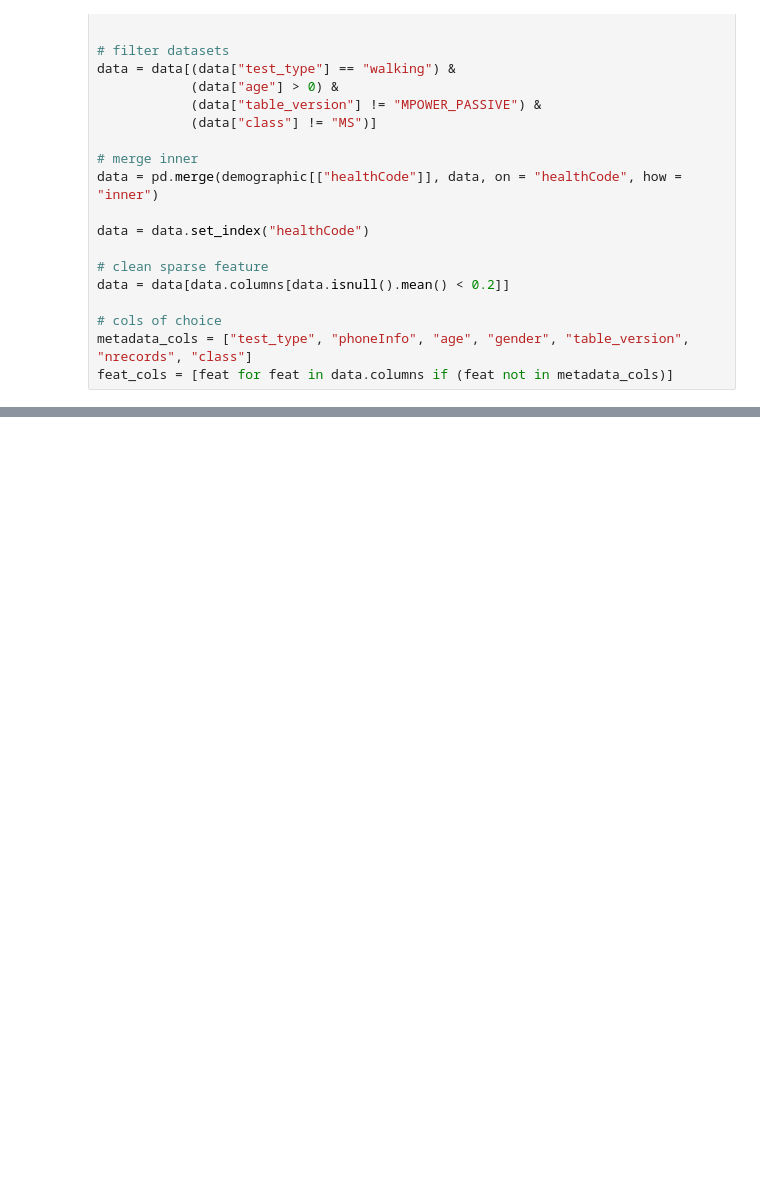
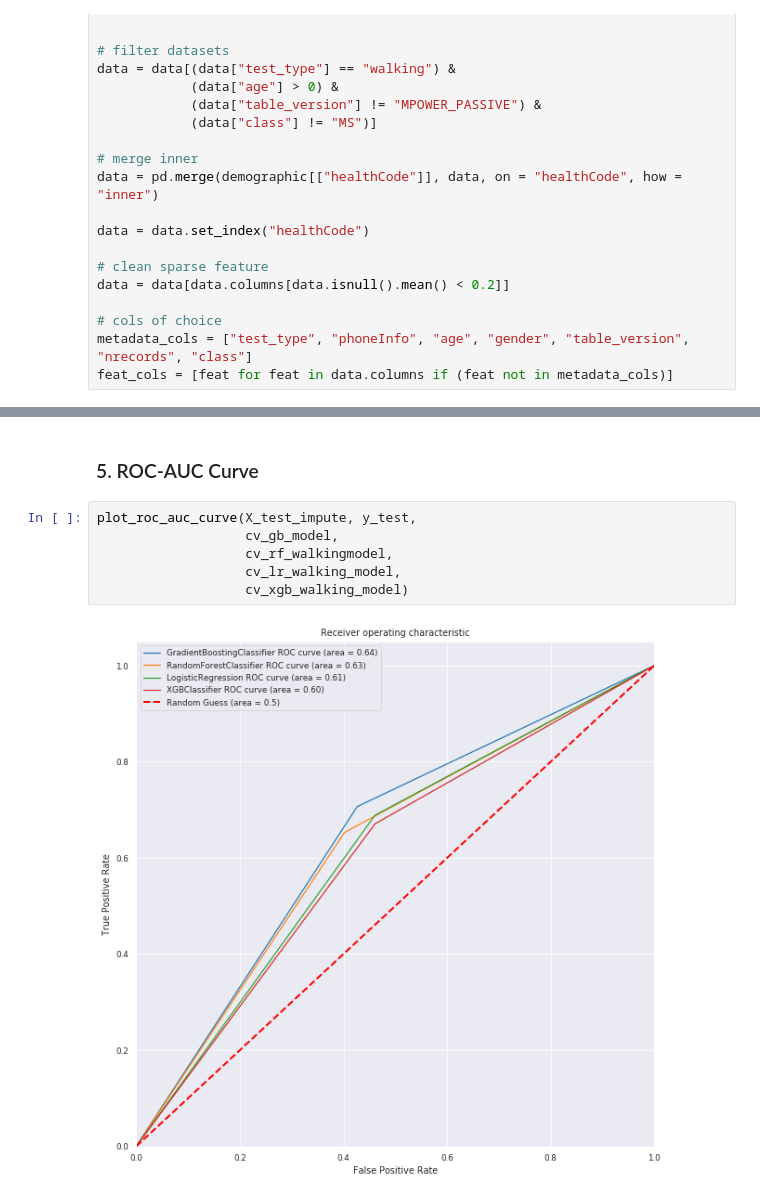
Before and after one commit to arytontediarjo/mpower-gait-analysis, a Jupyter notebook: notebooks/03.model-performances.ipynb, the cells around one changed output, grey strips where cells are left out. Cells and saved outputs as stored; diff of their text form; blank space fills up the shorter version.

```diff
--- a/notebooks/03.model-performances.ipynb
+++ b/notebooks/03.model-performances.ipynb
@@ -124,0 +320,10 @@ weighted avg       0.65      0.64      0.64       371
+# %% [markdown]
+### 5. ROC-AUC Curve
+# %%
+plot_roc_auc_curve(X_test_impute, y_test,
+                   cv_gb_model,
+                   cv_rf_walkingmodel,
+                   cv_lr_walking_model,
+                   cv_xgb_walking_model)
+# %% [output]
+[figure, added]
```
Also changed, not shown: parts of 28 cells of this notebook.
